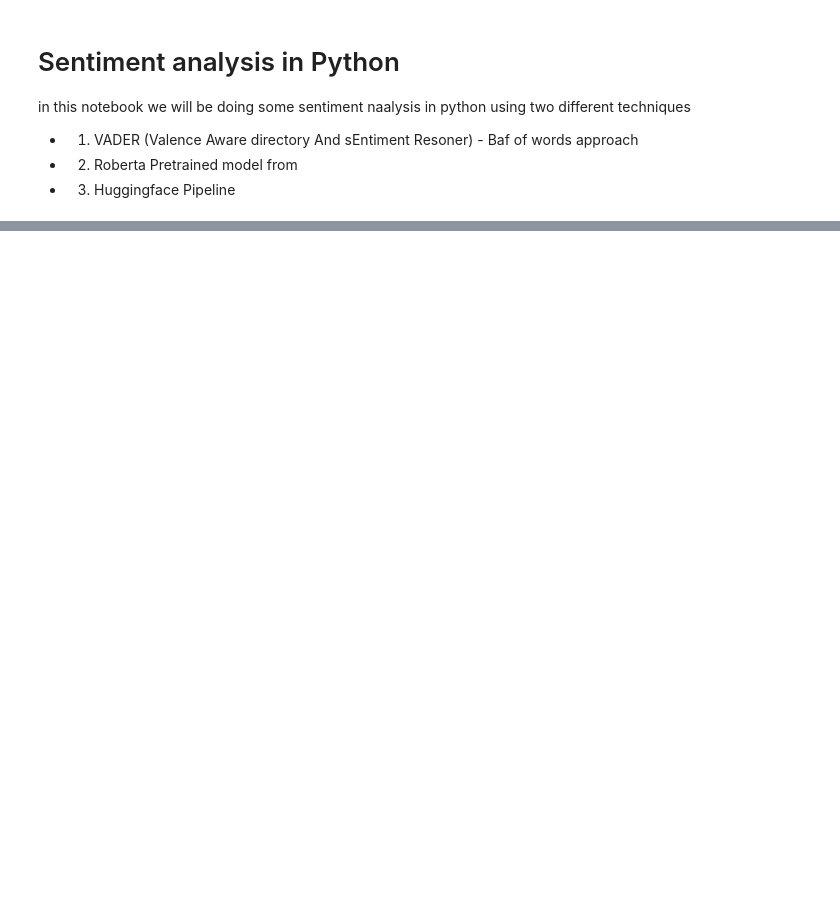
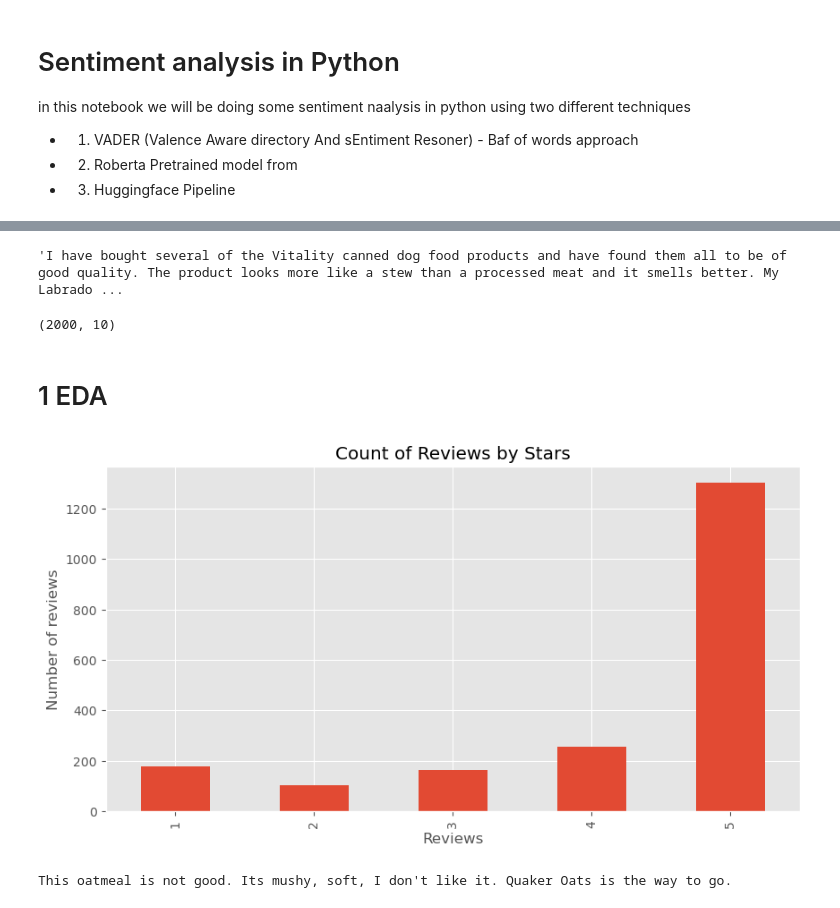
Before and after one commit to ackerman23/Sentimental-analysis, a Jupyter notebook: main.ipynb, the cells around one changed output, grey strips where cells are left out. Saved outputs shown, nothing was run; the diff lists cells and outputs as text; code cells hidden in the pictures; blank space fills up the shorter version.

```diff
--- a/main.ipynb
+++ b/main.ipynb
@@ -19,0 +18,5 @@ ModuleNotFoundError: No module named 'pandas'
+# %%
+# Read in data
+
+df= pd.read_csv('Reviews.csv')
+df.info
@@ -19,0 +41,5 @@ ModuleNotFoundError: No module named 'pandas'
+# %%
+# here is an example of a review
+df['Text'].values[0]
+# %% [output]
+'I have bought several of the Vitality canned dog food products and have found them all to be of good quality. The product looks more like a stew than a processed meat and it smells better. My Labrado ...
@@ -19,0 +48,17 @@ ModuleNotFoundError: No module named 'pandas'
+# %%
+df = df.head(2000)
+df.shape
+# %% [output]
+(2000, 10)
+# %% [markdown]
+# 1 EDA
+# %%
+ax= df['Score'].value_counts().sort_index() \
+    .plot(kind = 'bar',
+          title = 'Count of Reviews by Stars',
+          figsize=(10,5));
+ax.set_xlabel('Reviews')
+ax.set_ylabel('Number of reviews')
+plt.show()
+# %% [output]
+[figure, added]
@@ -19,0 +67,4 @@ ModuleNotFoundError: No module named 'pandas'
+# %%
+print(example)
+# %% [output]
+This oatmeal is not good. Its mushy, soft, I don't like it. Quaker Oats is the way to go.
```
Also changed, not shown: parts of 19 cells of this notebook.
